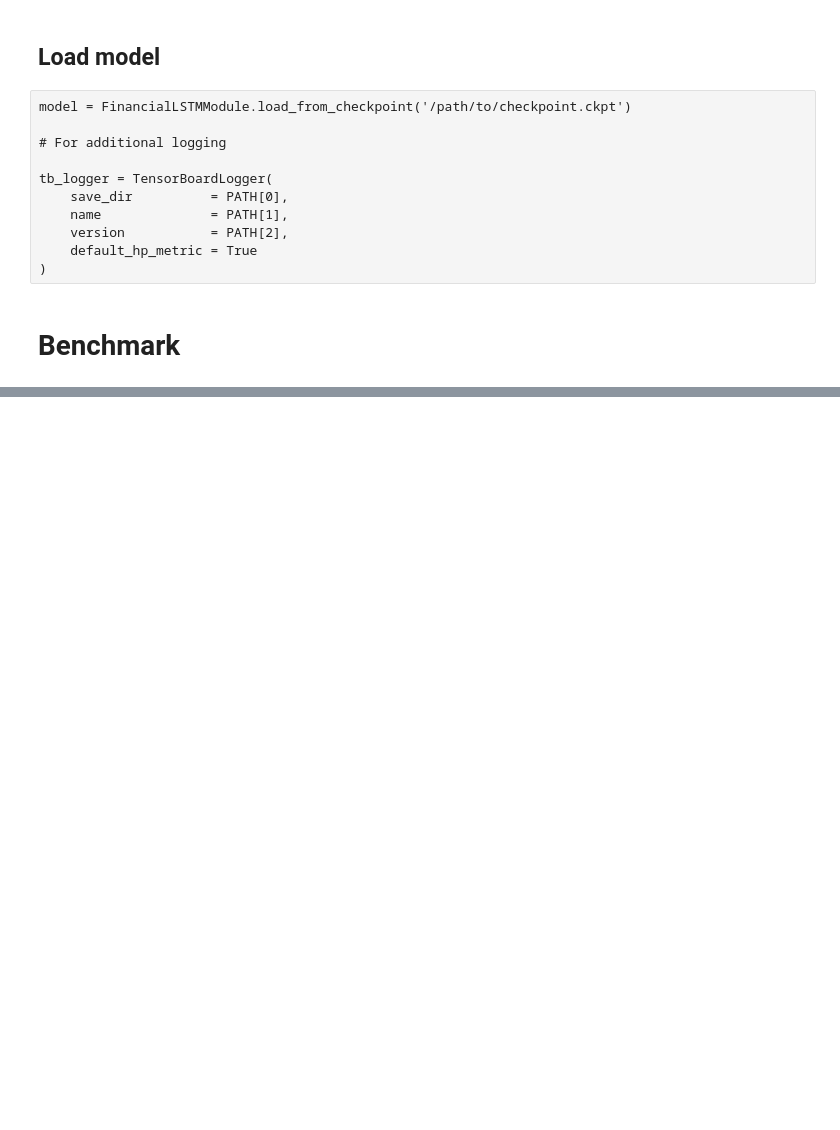
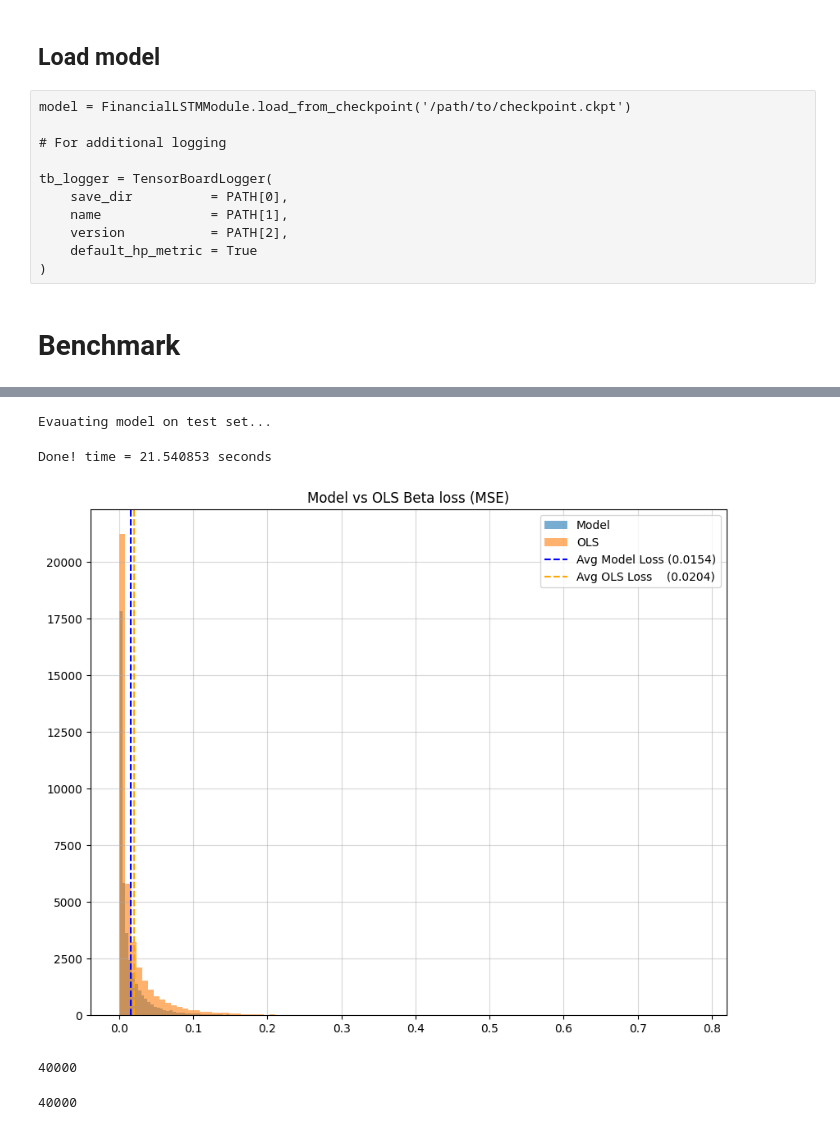
Before and after one commit to MarkoMiljkovic45/masters-thesis, a Jupyter notebook: Model_7_GNLL.ipynb, the cells around one changed output, grey strips where cells are left out. Cells and saved outputs as stored; diff of their text form; code cells hidden in the pictures; blank space fills up the shorter version.

Commit message:
Testd out LSTM model with Gaussian Negative Log Likelihood

```diff
--- a/Model_7_GNLL.ipynb
+++ b/Model_7_GNLL.ipynb
@@ -478,3 +516,18 @@ def OLS_on_sample(stock_returns, r_market, r_market_target):
     beta, alpha, _, _, _ = stats.linregress(r_market, stock_returns)
     reconstruction = alpha + beta * r_market_target
     return reconstruction, alpha, beta
+# %%
+for i, data in enumerate(test_loader):
+    curr_dataset = i // len_dataset
+    curr_stock = i % n_stock
+
+    true_alpha = true_alphas[curr_dataset, curr_stock]
+    true_beta  = true_betas[curr_dataset, curr_stock]
+
+    stock_returns = data['stock_returns_context']
+    r_market      = data['r_market_context']
+    target        = data['target']
+
+    print(stock_returns.std(), stock_returns.shape, stock_returns)
+    print(target.std(), target.shape, target)
+    break
@@ -489,7 +555,10 @@ model_summary = {
     'alpha_loss': [],
     'beta_loss':[],
     'alpha': [],
-    'beta': []
+    'beta': [],
+    'model_vol': [],
+    'context_vol': [],
+    'target_vol': []
 }
 
 ols_summary = {
@@ -525,13 +594,17 @@ with torch.no_grad():
             r_market_next = r_market
 
         # Model loss
-        reconstruction, alpha, beta = model(stock_returns, r_market, r_market_next)
+        reconstruction, alpha, beta, sigma = model(stock_returns, r_market, r_market_next)
         model_summary['recon_loss'].append(loss_function(reconstruction, target).item())
         model_summary['alpha_loss'].append(loss_function(alpha, true_alpha).item())
         model_summary['beta_loss'].append(loss_function(beta, true_beta).item())
 
         model_summary['alpha'].append(alpha.detach())
         model_summary['beta'].append(beta.detach())
+
+        model_summary['model_vol'].append(sigma)
+        model_summary['context_vol'].append(stock_returns.std())
+        model_summary['target_vol'].append(target.std())
 
 
         #OLS and OLS loss
@@ -558,6 +631,9 @@ ols_summary['alpha'] = torch.Tensor(ols_summary['alpha']).reshape(config['N_DATA
 ols_summary['beta'] = torch.Tensor(ols_summary['beta']).reshape(config['N_DATASET_TEST'], config['N_WINDOWS'], config['N_STOCK'])
 
 print(f"Done! time = {time.time() - start_time:>7f} seconds")
+# %% [output]
+Evauating model on test set...
+Done! time = 21.540853 seconds
 # %%
 # Calculate test metrics for hp_metric
 model_test_loss = np.mean(model_summary['recon_loss'])
@@ -835,0 +908,27 @@ tb_logger.save()
+# %%
+model_beta_test_loss = np.mean(model_summary['beta_loss'])
+ols_beta_test_loss = np.mean(ols_summary['beta_loss'])
+
+plt.figure(figsize=(10, 8))
+
+plt.hist(model_summary['beta_loss'], bins=100, alpha=0.6, label='Model')
+plt.hist(ols_summary['beta_loss'], bins=100, alpha=0.6, label='OLS')
+
+plt.axvline(model_beta_test_loss, color='blue', linestyle='--', label=f'Avg Model Loss ({model_beta_test_loss:.4f})')
+plt.axvline(ols_beta_test_loss, color='orange', linestyle='--', label=f'Avg OLS Loss    ({ols_beta_test_loss:.4f})')
+
+plt.title('Model vs OLS Beta loss (MSE)')
+plt.grid(alpha=0.5)
+plt.legend()
+
+plt.show()
+# %% [output]
+[figure, added]
+# %%
+len(model_summary['beta_loss'])
+# %% [output]
+40000
+# %%
+len(ols_summary['beta_loss'])
+# %% [output]
+40000
```
Also changed, not shown: parts of 26 cells of this notebook, 12 other files.
